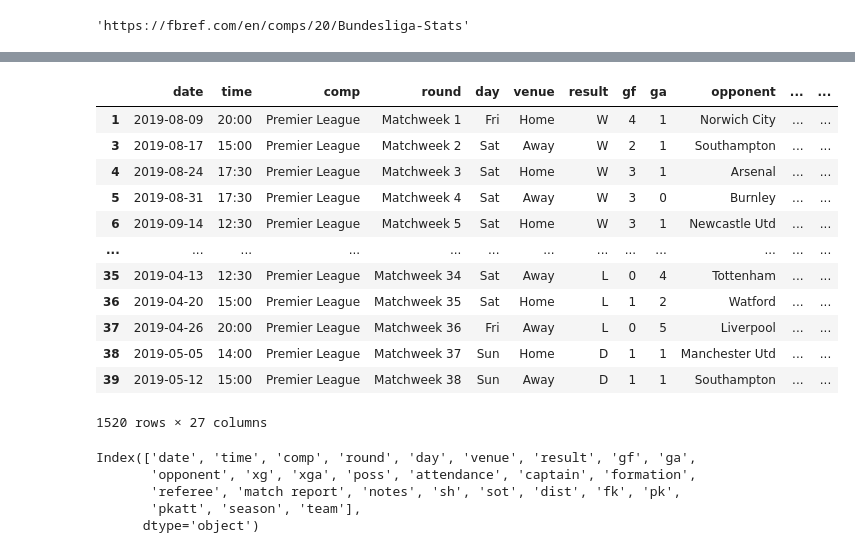
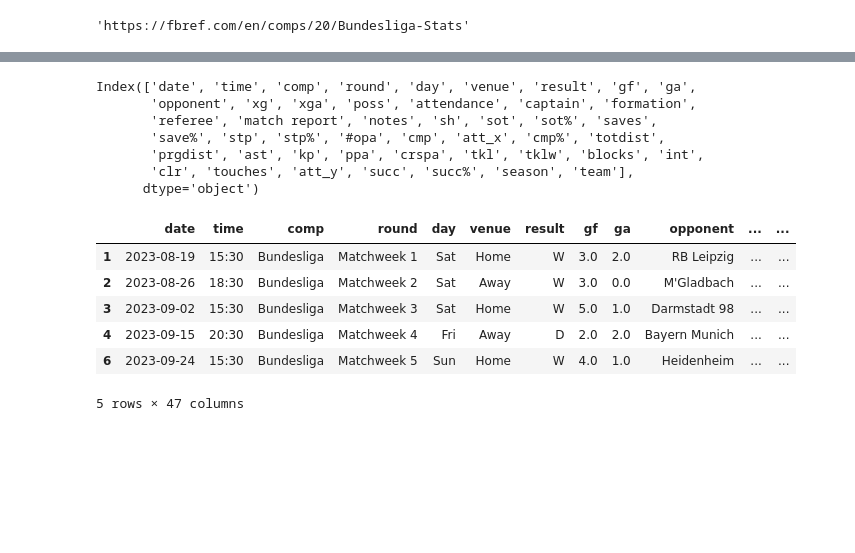
Before and after one commit to BinhHong/Prediction-football-outcome-in-Bundesliga, a Jupyter notebook: Data scraping.ipynb, the cells around one changed output, grey strips where cells are left out. Saved outputs shown, nothing was run; the diff lists cells and outputs as text; code cells hidden in the pictures; blank space fills up the shorter version.

Commit message:
new scraping

```diff
--- a/Data scraping.ipynb
+++ b/Data scraping.ipynb
@@ -389,4 +364,5 @@ array([False, False, False, False, False, False, False, False, False,
 # %% [markdown]
 # Scraping through seasons and teams
 # %%
-years = list(range(2023, 2021, -1))
+# a list of years to scrape
+years = list(range(2023, 2018, -1))
@@ -396,10 +376,9 @@ all_matches = []
 table
 # %% [output]
 'https://fbref.com/en/comps/20/Bundesliga-Stats'
-# %%
-years = [2023]
 # %%
-for year in tgdm(years, desc="Scraping Progress. Please be patient!"):
+# let's scrape!
+for year in tqdm(years, desc="Scraping Progress. Please be patient!"):
     table_data = requests.get(table)
     time.sleep(1)
     table_soup = BeautifulSoup(table_data.text)
@@ -510,3 +451,14 @@ for i in tqdm(range(200), desc='Progress of PrimTom'):
 # %%
-match_df.columns = [c.lower() for c in match_df.columns]
+# turn column names in lower case
+match_df.columns = [column.lower() for column in match_df.columns]
+# %%
+match_df.columns
+# %% [output]
+Index(['date', 'time', 'comp', 'round', 'day', 'venue', 'result', 'gf', 'ga',
+       'opponent', 'xg', 'xga', 'poss', 'attendance', 'captain', 'formation',
+       'referee', 'match report', 'notes', 'sh', 'sot', 'sot%', 'saves',
+       'save%', 'stp', 'stp%', '#opa', 'cmp', 'att_x', 'cmp%', 'totdist',
+       'prgdist', 'ast', 'kp', 'ppa', 'crspa', 'tkl', 'tklw', 'blocks', 'int',
+       'clr', 'touches', 'att_y', 'succ', 'succ%', 'season', 'team'],
+      dtype='object')
 # %%
@@ -513,25 +466,12 @@ match_df.columns = [c.lower() for c in match_df.columns]
 match_df.to_csv("matches.csv")
 # %%
-match_df
+# check the first rows
+match_df.head()
 # %% [output]
 |  | date | time | comp | round | day | venue | result | gf | ga | opponent | ... | ... |
-| 1 | 2019-08-09 | 20:00 | Premier League | Matchweek 1 | Fri | Home | W | 4 | 1 | Norwich City | ... | ... |
-| 3 | 2019-08-17 | 15:00 | Premier League | Matchweek 2 | Sat | Away | W | 2 | 1 | Southampton | ... | ... |
-| 4 | 2019-08-24 | 17:30 | Premier League | Matchweek 3 | Sat | Home | W | 3 | 1 | Arsenal | ... | ... |
-| 5 | 2019-08-31 | 17:30 | Premier League | Matchweek 4 | Sat | Away | W | 3 | 0 | Burnley | ... | ... |
-| 6 | 2019-09-14 | 12:30 | Premier League | Matchweek 5 | Sat | Home | W | 3 | 1 | Newcastle Utd | ... | ... |
-| ... | ... | ... | ... | ... | ... | ... | ... | ... | ... | ... | ... | ... |
-| 35 | 2019-04-13 | 12:30 | Premier League | Matchweek 34 | Sat | Away | L | 0 | 4 | Tottenham | ... | ... |
-| 36 | 2019-04-20 | 15:00 | Premier League | Matchweek 35 | Sat | Home | L | 1 | 2 | Watford | ... | ... |
-| 37 | 2019-04-26 | 20:00 | Premier League | Matchweek 36 | Fri | Away | L | 0 | 5 | Liverpool | ... | ... |
-| 38 | 2019-05-05 | 14:00 | Premier League | Matchweek 37 | Sun | Home | D | 1 | 1 | Manchester Utd | ... | ... |
-| 39 | 2019-05-12 | 15:00 | Premier League | Matchweek 38 | Sun | Away | D | 1 | 1 | Southampton | ... | ... |
+| 1 | 2023-08-19 | 15:30 | Bundesliga | Matchweek 1 | Sat | Home | W | 3.0 | 2.0 | RB Leipzig | ... | ... |
+| 2 | 2023-08-26 | 18:30 | Bundesliga | Matchweek 2 | Sat | Away | W | 3.0 | 0.0 | M'Gladbach | ... | ... |
+| 3 | 2023-09-02 | 15:30 | Bundesliga | Matchweek 3 | Sat | Home | W | 5.0 | 1.0 | Darmstadt 98 | ... | ... |
+| 4 | 2023-09-15 | 20:30 | Bundesliga | Matchweek 4 | Fri | Away | D | 2.0 | 2.0 | Bayern Munich | ... | ... |
+| 6 | 2023-09-24 | 15:30 | Bundesliga | Matchweek 5 | Sun | Home | W | 4.0 | 1.0 | Heidenheim | ... | ... |
-1520 rows × 27 columns
+5 rows × 47 columns
-# %%
-match_df.columns
-# %% [output]
-Index(['date', 'time', 'comp', 'round', 'day', 'venue', 'result', 'gf', 'ga',
-       'opponent', 'xg', 'xga', 'poss', 'attendance', 'captain', 'formation',
-       'referee', 'match report', 'notes', 'sh', 'sot', 'dist', 'fk', 'pk',
-       'pkatt', 'season', 'team'],
-      dtype='object')
```
Also changed, not shown: parts of 18 cells of this notebook.
